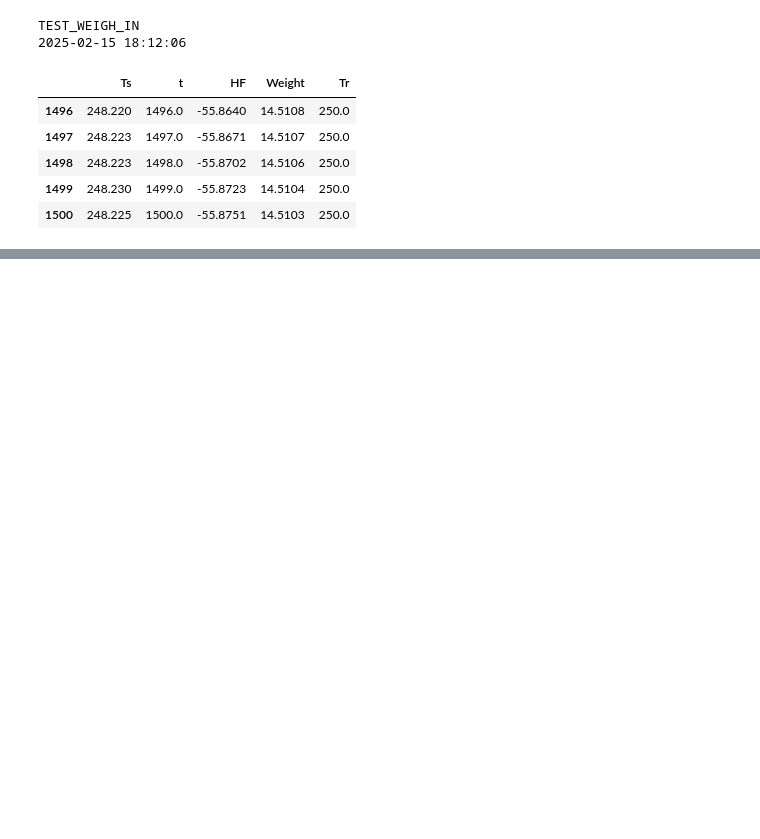
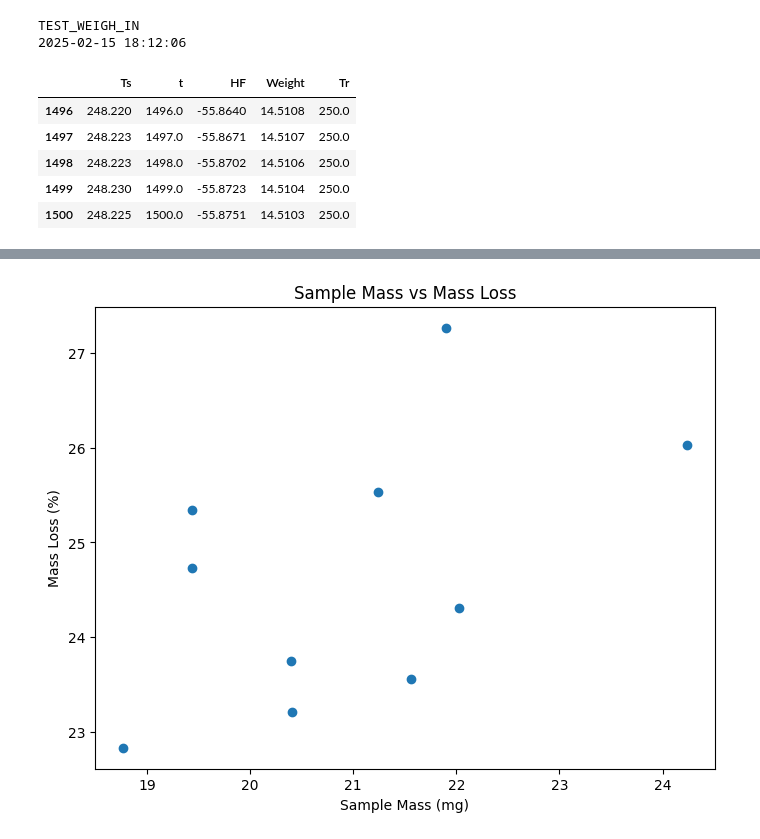
Before and after one commit to colinjennings/Thermoset-DSC-SOP, a Jupyter notebook: consistency_experiments/plot_dsc_curves.ipynb, the cells around one changed output, grey strips where cells are left out. Saved outputs shown, nothing was run; the diff lists cells and outputs as text; code cells hidden in the pictures; blank space fills up the shorter version.

```diff
--- a/consistency_experiments/plot_dsc_curves.ipynb
+++ b/consistency_experiments/plot_dsc_curves.ipynb
@@ -87,0 +157,13 @@ plt.show()
+# %%
+
+plt.figure(figsize=(8,6))
+
+plt.xlabel("Sample Mass (mg)")Moderate negative correlation -- as
+plt.ylabel("Mass Loss (%)")
+plt.title("Sample Mass vs Mass Loss")
+
+plt.scatter(masses, weight_changes)
+
+plt.show()
+# %% [output]
+[figure, added]
```
Also changed, not shown: parts of 14 cells of this notebook.
